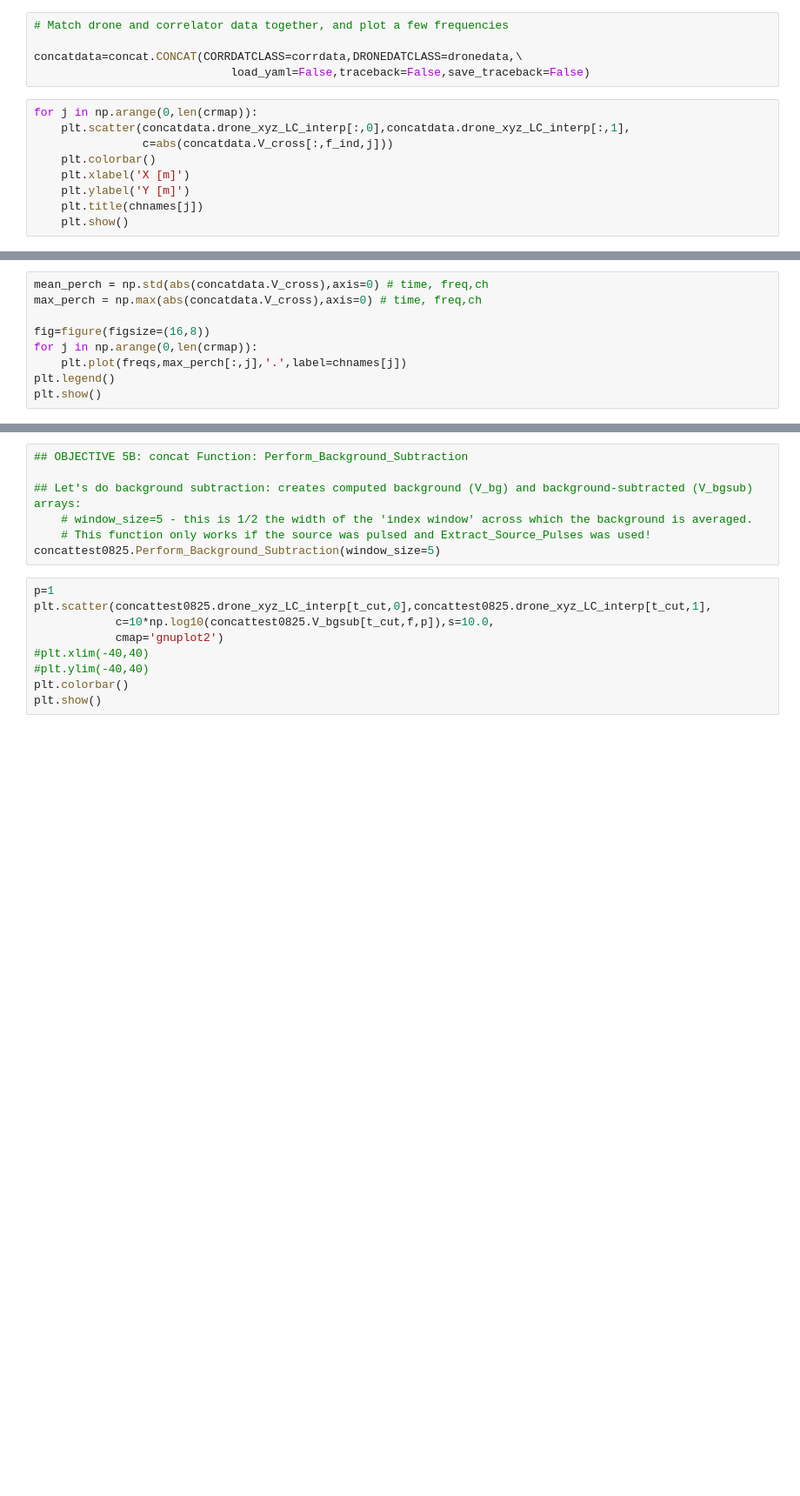
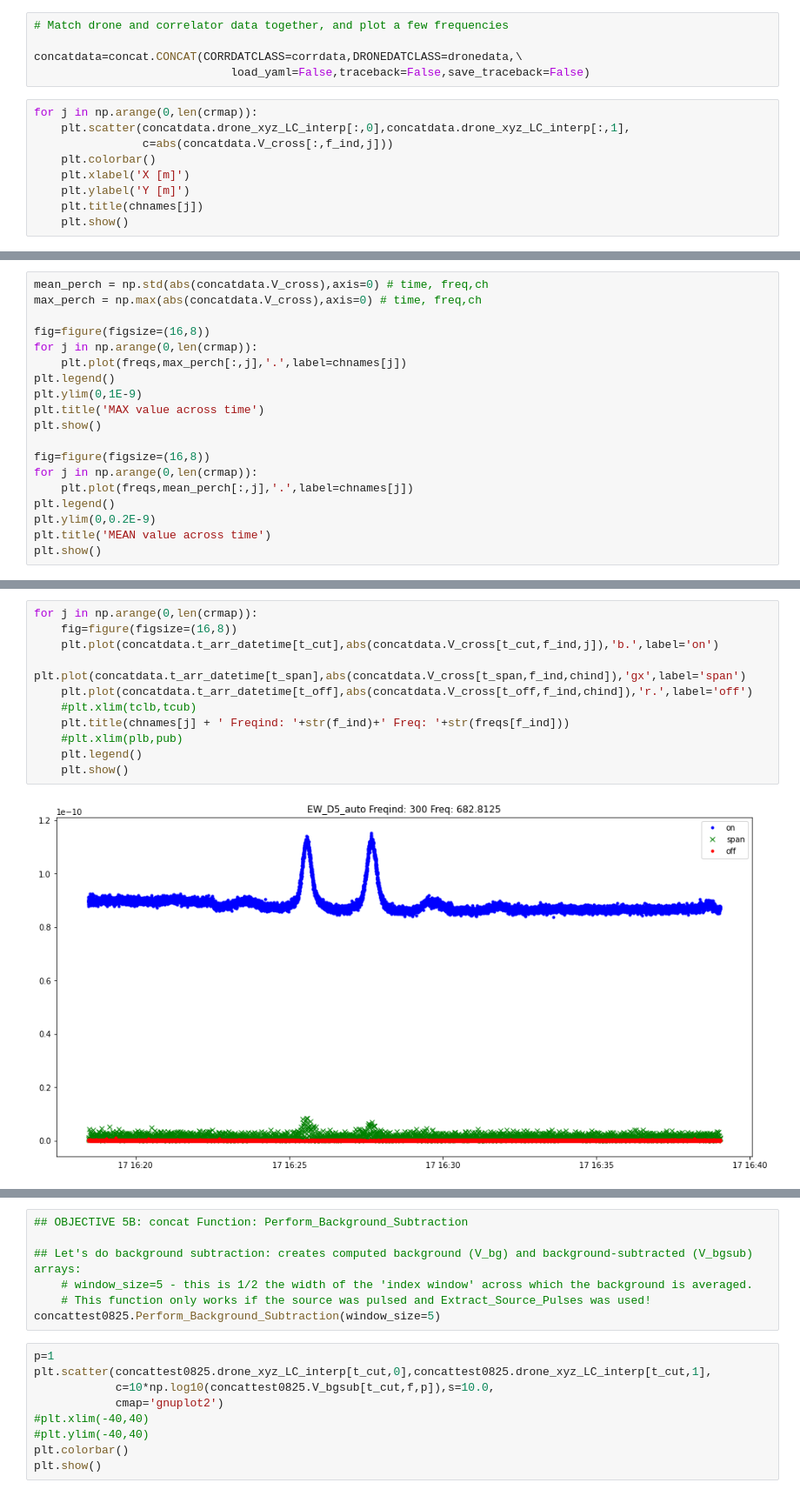
Before and after one commit to WrightLaboratory/DigitalNoiseSource, a Jupyter notebook: notebooks/LBN_DNS_GBO.ipynb, the cells around one changed output, grey strips where cells are left out. Shown at 87% size. Cells and saved outputs as stored; diff of their text form; blank space fills up the shorter version.

```diff
--- a/notebooks/LBN_DNS_GBO.ipynb
+++ b/notebooks/LBN_DNS_GBO.ipynb
@@ -558,4 +528,14 @@ fig=figure(figsize=(16,8))
 for j in np.arange(0,len(crmap)):
     plt.plot(freqs,max_perch[:,j],'.',label=chnames[j])
 plt.legend()
+plt.ylim(0,1E-9)
+plt.title('MAX value across time')
 plt.show()
+
+fig=figure(figsize=(16,8))
+for j in np.arange(0,len(crmap)):
+    plt.plot(freqs,mean_perch[:,j],'.',label=chnames[j])
+plt.legend()
+plt.ylim(0,0.2E-9)
+plt.title('MEAN value across time')
+plt.show()
@@ -600,0 +591,13 @@ plt.show()
+# %%
+for j in np.arange(0,len(crmap)):
+    fig=figure(figsize=(16,8))
+    plt.plot(concatdata.t_arr_datetime[t_cut],abs(concatdata.V_cross[t_cut,f_ind,j]),'b.',label='on')
+    plt.plot(concatdata.t_arr_datetime[t_span],abs(concatdata.V_cross[t_span,f_ind,chind]),'gx',label='span')
+    plt.plot(concatdata.t_arr_datetime[t_off],abs(concatdata.V_cross[t_off,f_ind,chind]),'r.',label='off')
+    #plt.xlim(tclb,tcub)
+    plt.title(chnames[j] + ' Freqind: '+str(f_ind)+' Freq: '+str(freqs[f_ind]))
+    #plt.xlim(plb,pub)
+    plt.legend()
+    plt.show()
+# %% [output]
+[figure, added]
```
Also changed, not shown: parts of 29 cells of this notebook.
